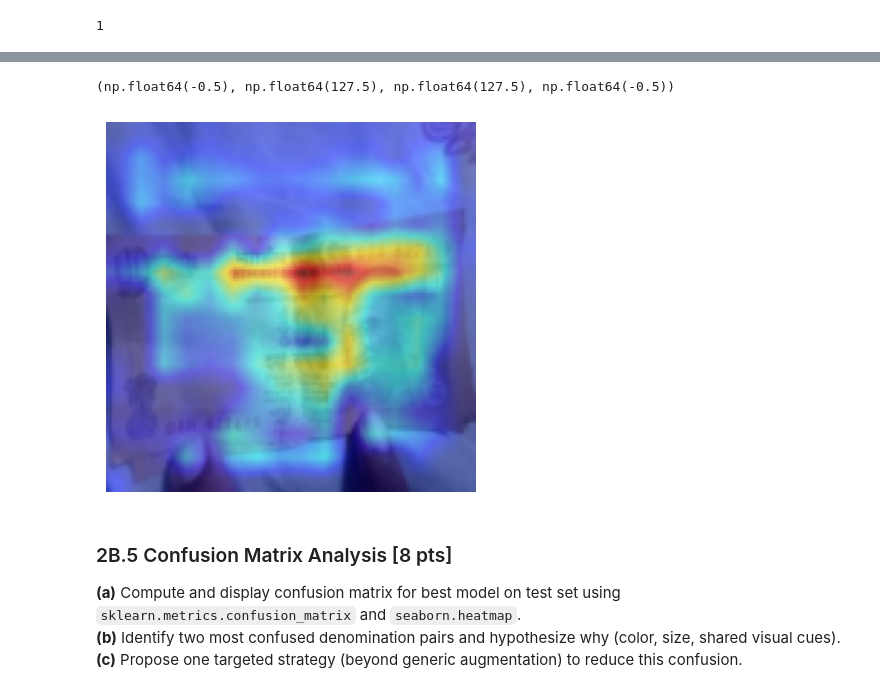
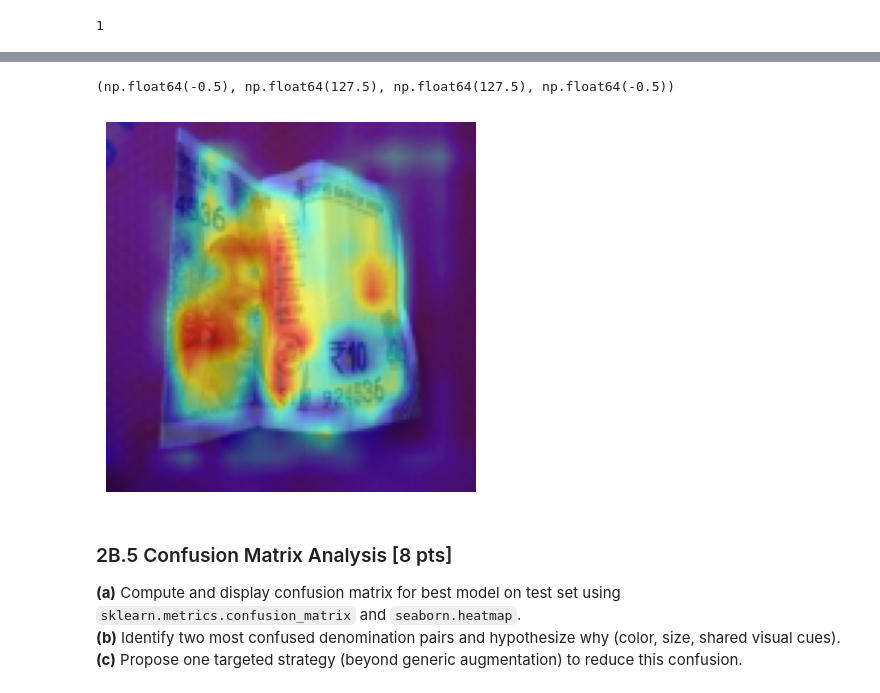
Before and after one commit to vanshnawander/SMAI-notes-and-materials, a Jupyter notebook: assignment-2/Q2.ipynb, the cells around one changed output, grey strips where cells are left out. Saved outputs shown, nothing was run; the diff lists cells and outputs as text; code cells hidden in the pictures.

```diff
--- a/assignment-2/Q2.ipynb
+++ b/assignment-2/Q2.ipynb
@@ -300,0 +389,22 @@ Accuracy: 46.92%
+# %%
+loss_fn = FocalLoss()
+optimizer = torch.optim.Adam(model_focal.parameters(), lr=0.001)
+num_epochs = 15
+
+for epoch in range(num_epochs):
+    model_focal.train()
+    total_loss = 0
+
+    for images, labels in train_loader:
+        images, labels = images.to(device), labels.to(device)  # Move to GPU if available
+        outputs = model_focal(images)
+        loss = loss_fn(outputs, labels)
+
+        optimizer.zero_grad()
+        loss.backward()
+        optimizer.step()
+
+        total_loss += loss.item()
+
+    avg_loss = total_loss / len(train_loader)
+    print(f"Epoch [{epoch+1}/{num_epochs}], Loss: {avg_loss:.4f}")
@@ -300,0 +427,3 @@ Accuracy: 46.92%
+# %%
+labels, predicted = evaluate(model_focal, test_dataset)
+print(confusion_matrix(labels,predicted))
@@ -367,5 +508,5 @@ class MobileFriendlyCNN(nn.Module):
         x = self.fc(x)
         return x
 # %%
-model = MobileFriendlyCNN(num_classes=len(train_dataset.classes))
+model_mobile = MobileFriendlyCNN(num_classes=len(train_dataset.classes))
 # %%
@@ -389,17 +530,17 @@ MobileFriendlyCNN(
   (fc): Linear(in_features=256, out_features=10, bias=True)
 )
 # %%
-loss_fn = nn.CrossEntropyLoss()
-optimizer = torch.optim.Adam(model.parameters(), lr=0.001)
+loss_fn = FocalLoss()
+optimizer = torch.optim.Adam(model_mobile.parameters(), lr=0.001)
 num_epochs = 15
 
 for epoch in range(num_epochs):
-    model.train()
+    model_mobile.train()
     total_loss = 0
 
     for images, labels in train_loader:
         images, labels = images.to(device), labels.to(device)
-        outputs = model(images)
+        outputs = model_mobile(images)
         loss = loss_fn(outputs, labels)
 
         optimizer.zero_grad()
@@ -625,18 +727,18 @@ plt.show()
 # %%
-cam = GradCAM(model=model, target_layers=[model.layer4.block[0]])
+cam = GradCAM(model=model_mobile, target_layers=[model_mobile.layer4.block[0]])
 
 grayscale_cam = cam(input_tensor=input_tensor)
 
 image = input_tensor.squeeze().permute(1, 2, 0).cpu().numpy()
 image = (image - image.min()) / (image.max() - image.min() + 1e-8)
 
 visualization = show_cam_on_image(image, grayscale_cam[0], use_rgb=True)
 
 plt.imshow(visualization)
 plt.axis('off')
 # %% [output]
 (np.float64(-0.5), np.float64(127.5), np.float64(127.5), np.float64(-0.5))
-[figure, old version]
+[figure, new version]
 # %% [markdown]
 ### 2B.5 Confusion Matrix Analysis [8 pts]
 
```
Also changed, not shown: parts of 27 cells of this notebook, 3 other files.
